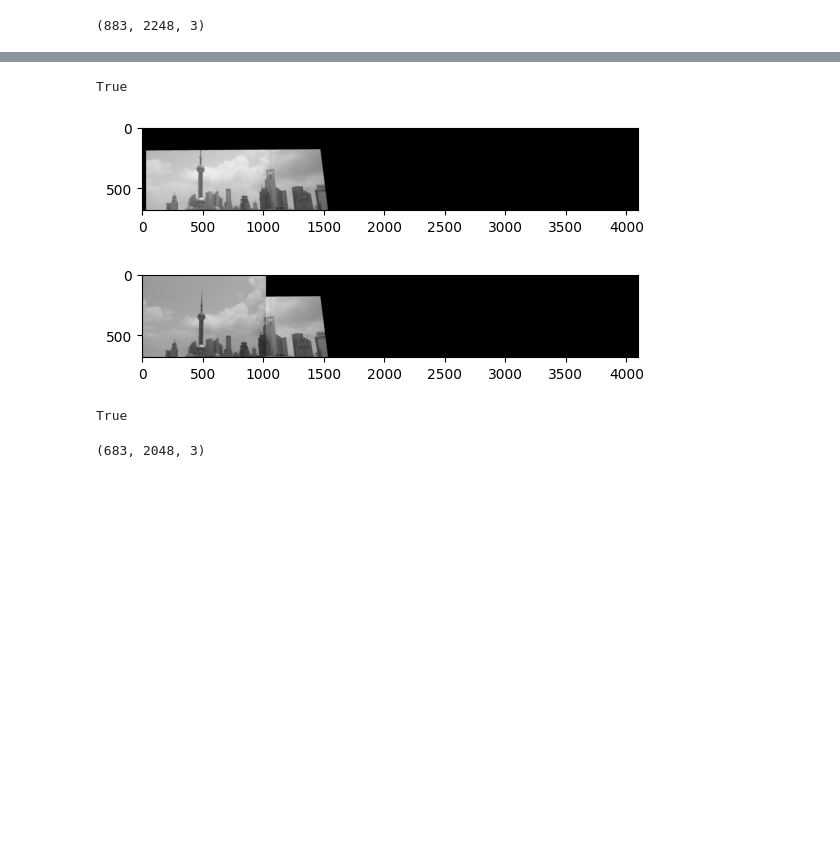
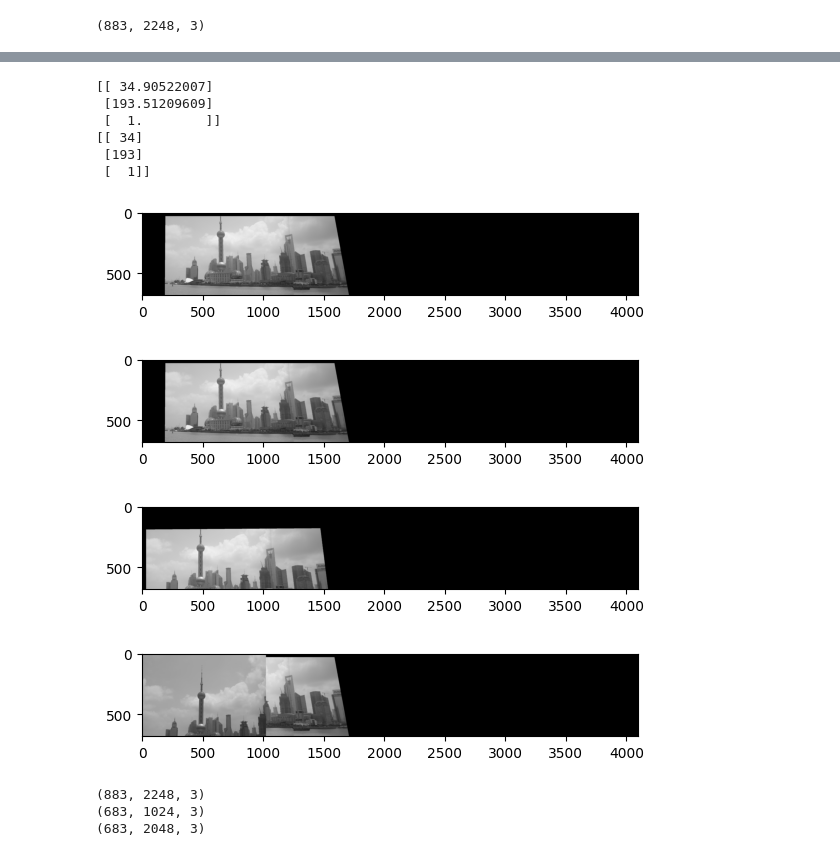
Before and after one commit to MohamedFarid612/Image-Mosaic-Using-homography, a Jupyter notebook: main.ipynb, the cells around one changed output, grey strips where cells are left out. Drawn from its saved outputs; the diff is of its cells as text; code cells hidden in the pictures; blank space fills up the shorter version.

```diff
--- a/main.ipynb
+++ b/main.ipynb
@@ -452,19 +416,0 @@ plt.show()
-# %%
-cv2.imwrite('mar7ala entkalya.png', dst)
-# %% [output]
-True
-# %%
-test=dst.copy()
-plt.imshow(test)
-plt.show()
-test[0:img4.shape[0], 0:img4.shape[1]] = img4
-plt.imshow(test)
-plt.show()
-# %% [output]
-[figure, removed]
-[figure, removed]
-# %%
-# save test as png and name it panorama2.png
-cv2.imwrite('panorama2.png', test)
-# %% [output]
-True
@@ -471,4 +499,41 @@ True
+# %%
+homogeneous_point = np.array([0,0, 1])
+homogeneous_point = homogeneous_point.reshape((3, 1))
+new_point = np.dot(h, homogeneous_point)
+new_point=new_point/new_point[2]
+print(new_point)
+new_point=new_point.astype(int)
+print(new_point)
+
+dst = warp3(img6, h).astype(int)
+plt.imshow(dst)
+plt.show()
+
+dst2 = warp4(img6, h).astype(int)
+plt.imshow(dst2)
+plt.show()
+
+dst3 = warp(img6, h).astype(int)
+plt.imshow(dst3)
+plt.show()
+dst[0:img4.shape[0], 0:img4.shape[1]] = img4
+print_img(dst, title = 'Final output')
+# %% [output]
+[[ 34.90522007]
+ [193.51209609]
+ [  1.        ]]
+[[ 34]
+ [193]
+ [  1]]
+[figure, added]
+[figure, added]
+[figure, added]
+[figure, added]
 # %%
-print(img6.shape )
+print(dst.shape)
+print(img4.shape)
+print(img6.shape)
 # %% [output]
+(883, 2248, 3)
+(683, 1024, 3)
 (683, 2048, 3)
```
Also changed, not shown: parts of 4 cells of this notebook, 1 other file.
